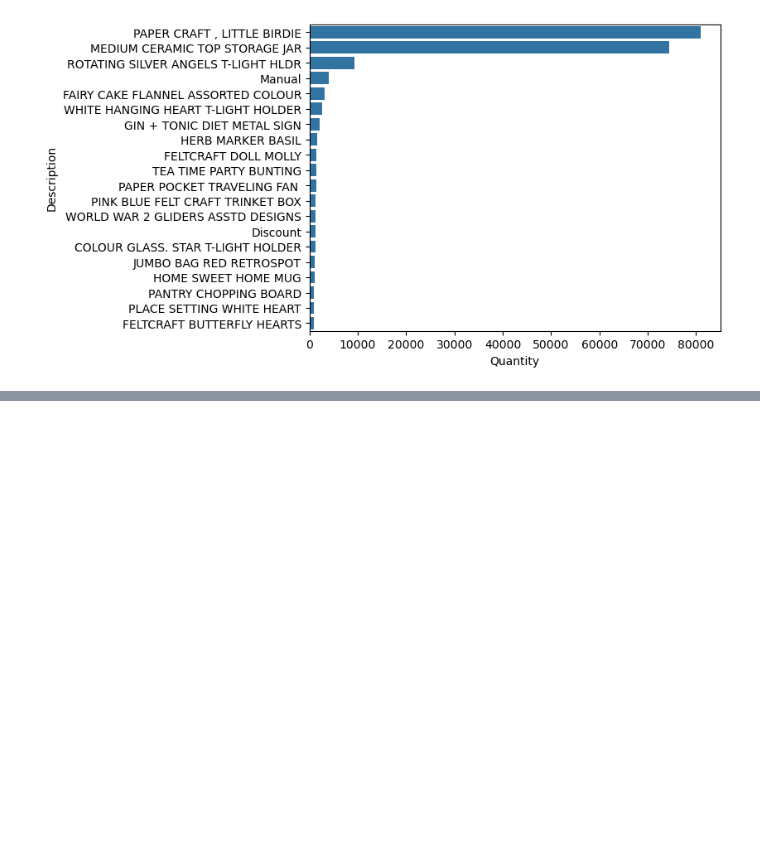
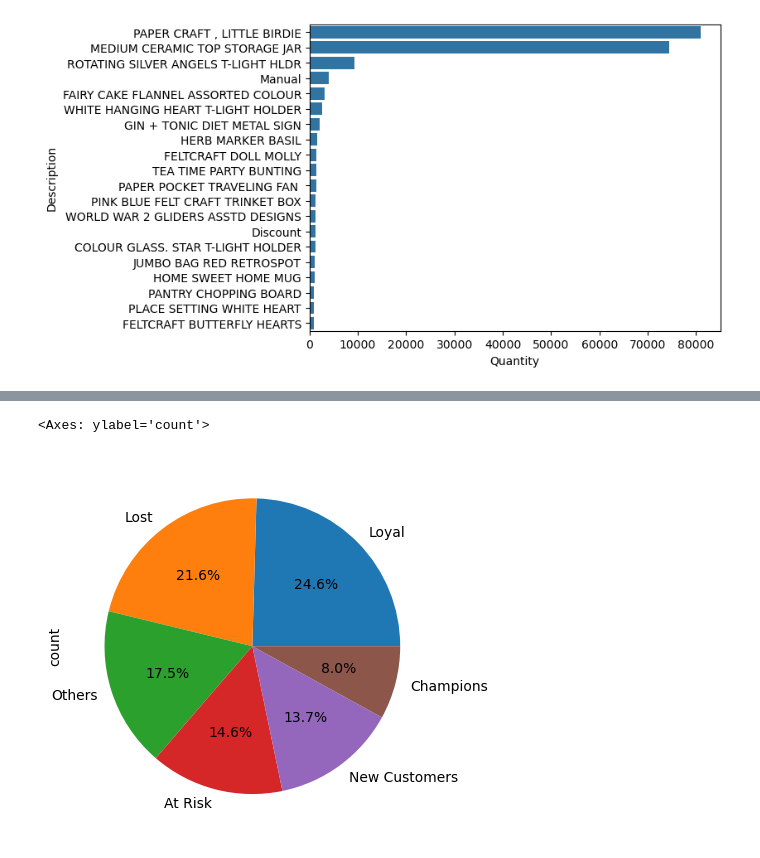
Before and after one commit to yaroslavvv-fino/project-eda-online-retail, a Jupyter notebook: ProjectOnlineRetail.ipynb, the cells around one changed output, grey strips where cells are left out. Saved outputs shown, nothing was run; the diff lists cells and outputs as text; code cells hidden in the pictures; blank space fills up the shorter version.

```diff
--- a/ProjectOnlineRetail.ipynb
+++ b/ProjectOnlineRetail.ipynb
@@ -474,0 +602,6 @@ top_returns.head(20)
+# %%
+segment_percent = rfm['Segment'].value_counts() / len(rfm) * 100
+segment_percent.plot.pie(labels=["Loyal", "Lost", "Others", "At Risk", "New Customers", "Champions"], autopct="%.1f%%")
+# %% [output]
+<Axes: ylabel='count'>
+[figure, added]
```
Also changed, not shown: parts of 23 cells of this notebook.
